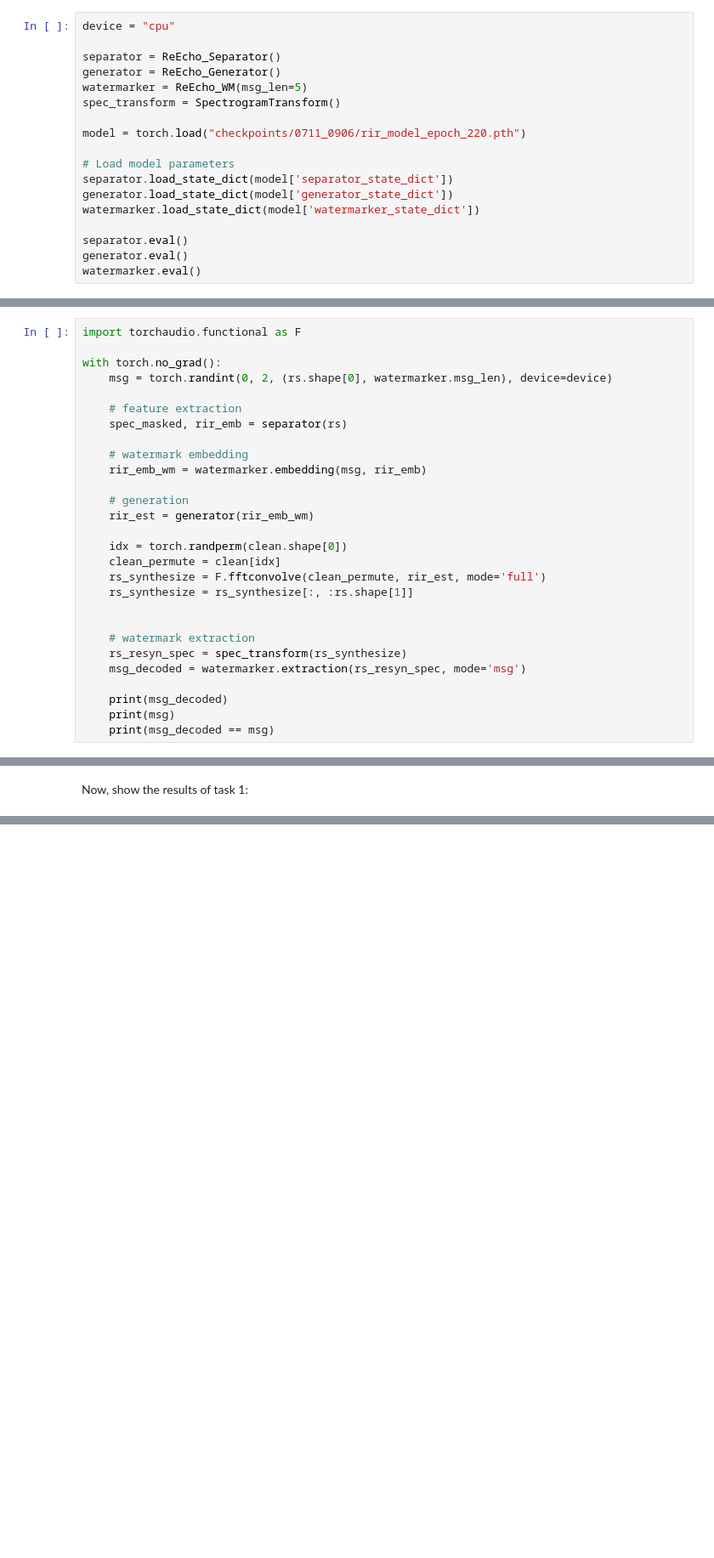
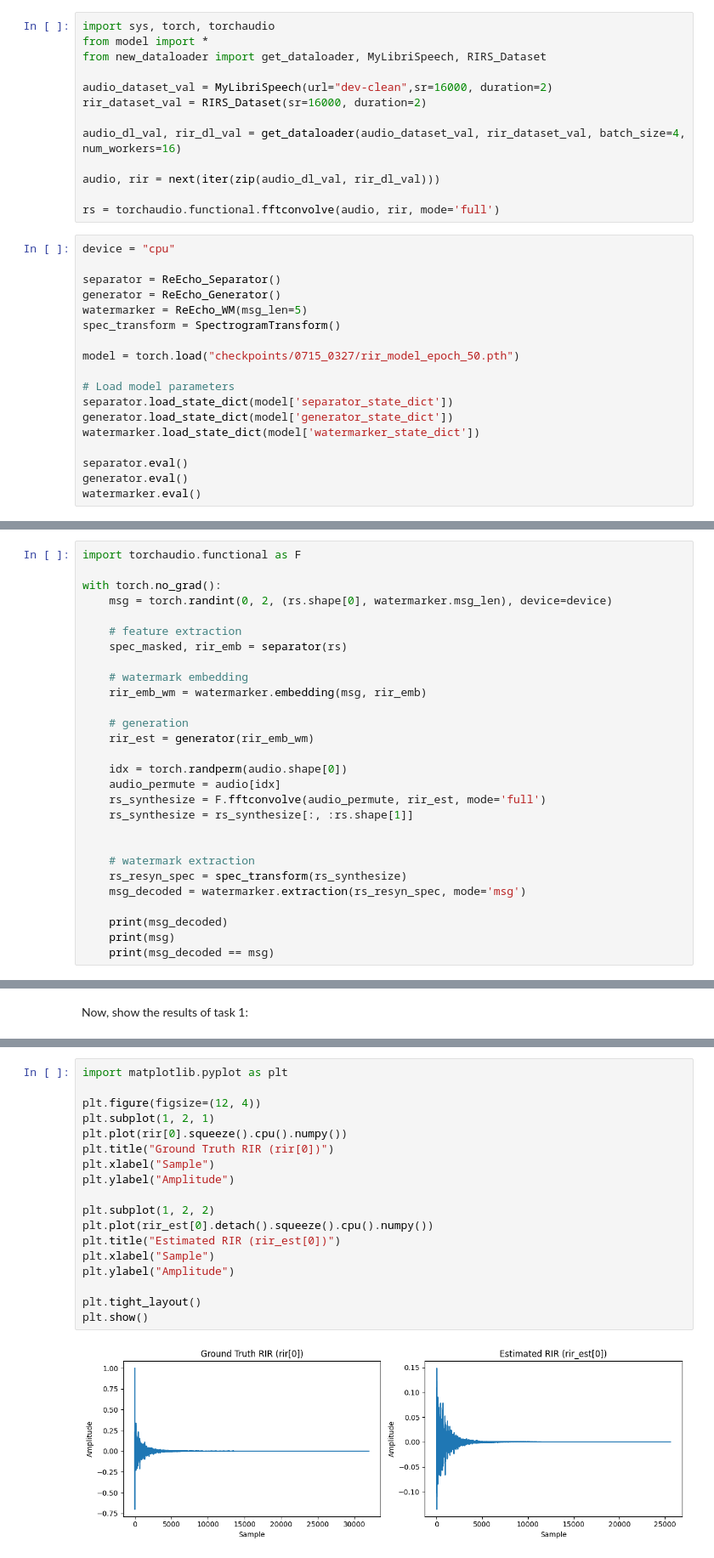
Before and after one commit to chuang0503/ReEcho, a Jupyter notebook: ReEcho_Net/wm_experiment.ipynb, the cells around one changed output, grey strips where cells are left out. Shown: that part at 85% size. Cells and saved outputs as stored; diff of their text form; blank space fills up the shorter version.

```diff
--- a/ReEcho_Net/wm_experiment.ipynb
+++ b/ReEcho_Net/wm_experiment.ipynb
@@ -19,3 +6,16 @@ rs, clean, rir = next(iter(va_dl))
+# %%
+import sys, torch, torchaudio
+from model import *
+from new_dataloader import get_dataloader, MyLibriSpeech, RIRS_Dataset
+
+audio_dataset_val = MyLibriSpeech(url="dev-clean",sr=16000, duration=2)
+rir_dataset_val = RIRS_Dataset(sr=16000, duration=2)
+
+audio_dl_val, rir_dl_val = get_dataloader(audio_dataset_val, rir_dataset_val, batch_size=4, num_workers=16)
+
+audio, rir = next(iter(zip(audio_dl_val, rir_dl_val)))
+
+rs = torchaudio.functional.fftconvolve(audio, rir, mode='full')
 # %%
 device = "cpu"
 
@@ -24,7 +24,7 @@ generator = ReEcho_Generator()
 watermarker = ReEcho_WM(msg_len=5)
 spec_transform = SpectrogramTransform()
 
-model = torch.load("checkpoints/0711_0906/rir_model_epoch_220.pth")
+model = torch.load("checkpoints/0715_0327/rir_model_epoch_50.pth")
 
 # Load model parameters
 separator.load_state_dict(model['separator_state_dict'])
@@ -67,9 +67,9 @@ with torch.no_grad():
     # generation
     rir_est = generator(rir_emb_wm)
 
-    idx = torch.randperm(clean.shape[0])
-    clean_permute = clean[idx]
-    rs_synthesize = F.fftconvolve(clean_permute, rir_est, mode='full')
+    idx = torch.randperm(audio.shape[0])
+    audio_permute = audio[idx]
+    rs_synthesize = F.fftconvolve(audio_permute, rir_est, mode='full')
     rs_synthesize = rs_synthesize[:, :rs.shape[1]]
 
 
@@ -120,0 +134,20 @@ NameError: name 'rs_resyn' is not defined
+# %%
+import matplotlib.pyplot as plt
+
+plt.figure(figsize=(12, 4))
+plt.subplot(1, 2, 1)
+plt.plot(rir[0].squeeze().cpu().numpy())
+plt.title("Ground Truth RIR (rir[0])")
+plt.xlabel("Sample")
+plt.ylabel("Amplitude")
+
+plt.subplot(1, 2, 2)
+plt.plot(rir_est[0].detach().squeeze().cpu().numpy())
+plt.title("Estimated RIR (rir_est[0])")
+plt.xlabel("Sample")
+plt.ylabel("Amplitude")
+
+plt.tight_layout()
+plt.show()
+# %% [output]
+[figure, added]
```
Also changed, not shown: parts of 4 cells of this notebook, 4 other files.
